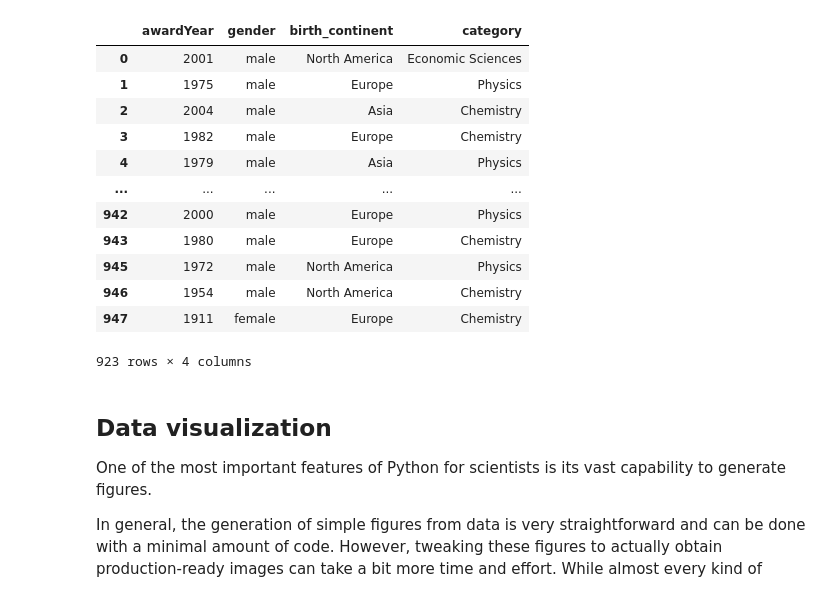
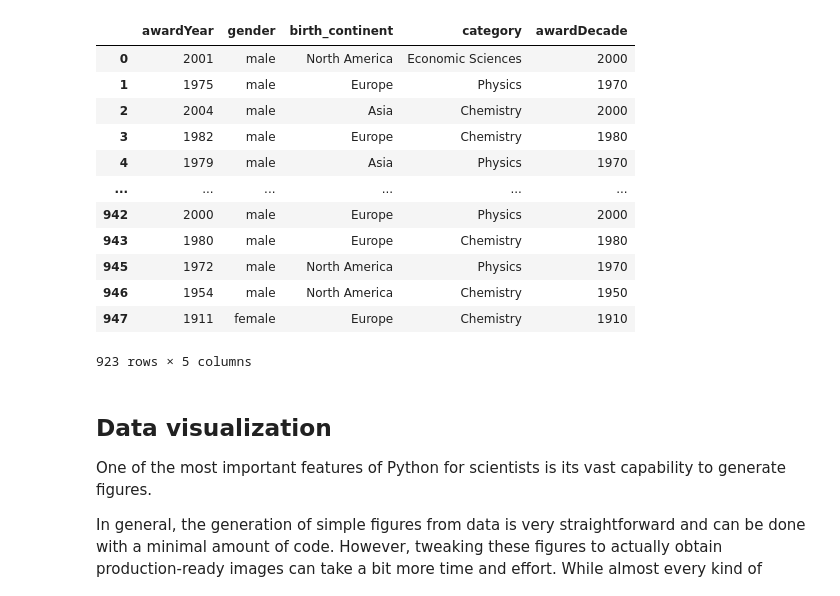
Before and after one commit to jherasdo/pythonic-chemistry, a Jupyter notebook: pythonic-chemistry/04-data-visualization/data-visualization.ipynb, the cells around one changed output. Cells and saved outputs as stored; diff of their text form; code cells hidden in the pictures.

```diff
--- a/pythonic-chemistry/04-data-visualization/data-visualization.ipynb
+++ b/pythonic-chemistry/04-data-visualization/data-visualization.ipynb
@@ -10,23 +25,28 @@ display(data)
 # %%
-### Other dataset of interest: Nobel awardees in history
+### Nobel awardees in history
 nobel = pd.read_csv("datasets/nobel-complete.csv")
-# Select some properties of interest to see how these awards are distributed and clean
-sel_nobel = nobel.loc[:,["awardYear","gender","birth_continent","category"]].dropna()
+### Add decades, as seen previously
+def get_decade(year):
+    # Takes a given year and obtains the decade it belongs to
+    return int(year/10)*10
+nobel.loc[:,"awardDecade"] = nobel.loc[:,"awardYear"].apply(get_decade)
+# Select and clean
+sel_nobel = nobel.loc[:,["awardYear","gender","birth_continent","category","awardDecade"]].dropna()
 display(sel_nobel)
 # %% [output]
-|  | awardYear | gender | birth_continent | category |
-| 0 | 2001 | male | North America | Economic Sciences |
-| 1 | 1975 | male | Europe | Physics |
-| 2 | 2004 | male | Asia | Chemistry |
-| 3 | 1982 | male | Europe | Chemistry |
-| 4 | 1979 | male | Asia | Physics |
-| ... | ... | ... | ... | ... |
-| 942 | 2000 | male | Europe | Physics |
-| 943 | 1980 | male | Europe | Chemistry |
-| 945 | 1972 | male | North America | Physics |
-| 946 | 1954 | male | North America | Chemistry |
-| 947 | 1911 | female | Europe | Chemistry |
+|  | awardYear | gender | birth_continent | category | awardDecade |
+| 0 | 2001 | male | North America | Economic Sciences | 2000 |
+| 1 | 1975 | male | Europe | Physics | 1970 |
+| 2 | 2004 | male | Asia | Chemistry | 2000 |
+| 3 | 1982 | male | Europe | Chemistry | 1980 |
+| 4 | 1979 | male | Asia | Physics | 1970 |
+| ... | ... | ... | ... | ... | ... |
+| 942 | 2000 | male | Europe | Physics | 2000 |
+| 943 | 1980 | male | Europe | Chemistry | 1980 |
+| 945 | 1972 | male | North America | Physics | 1970 |
+| 946 | 1954 | male | North America | Chemistry | 1950 |
+| 947 | 1911 | female | Europe | Chemistry | 1910 |
-923 rows × 4 columns
+923 rows × 5 columns
 # %% [markdown]
 ## Data visualization
 One of the most important features of Python for scientists is its vast capability to generate figures.
```
Also changed, not shown: parts of 9 cells of this notebook, 4 other files.
